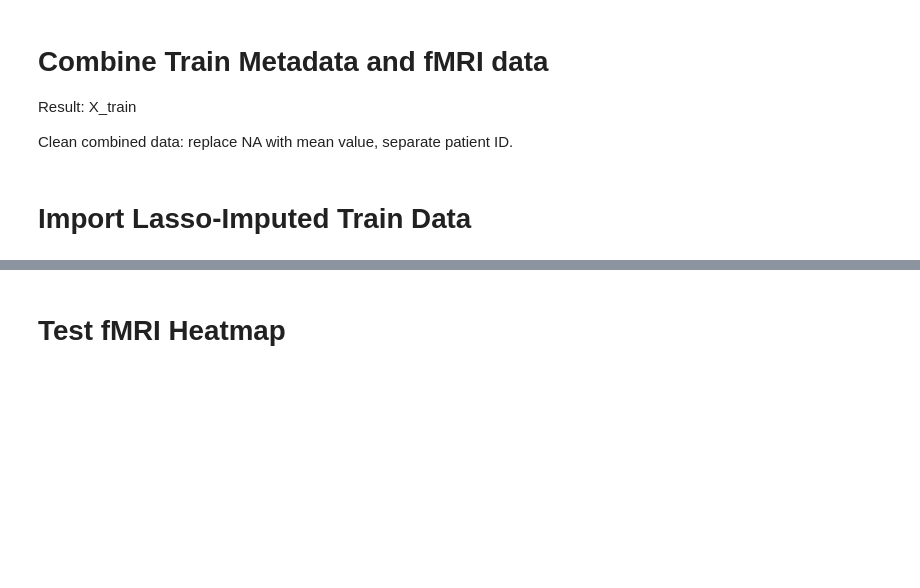
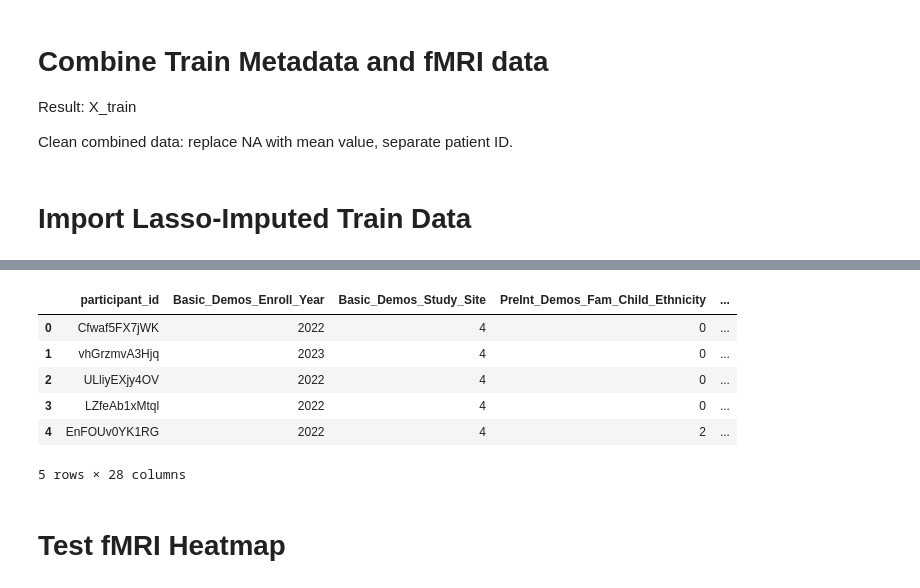
Before and after one commit to jchen0000/widsdatathon2025, a Jupyter notebook: python/Jiaqi.ipynb, the cells around one changed output, grey strips where cells are left out. Drawn from its saved outputs; the diff is of its cells as text; code cells hidden in the pictures; blank space fills up the shorter version.

Commit message:
lasso data

```diff
--- a/python/Jiaqi.ipynb
+++ b/python/Jiaqi.ipynb
@@ -171,3 +216,13 @@ train_quant2.xlsx   100%[===================>] 111.44K  --.-KB/s    in 0.03s
+# %%
+combined_test_data2.head()
+# %% [output]
+|  | participant_id | Basic_Demos_Enroll_Year | Basic_Demos_Study_Site | PreInt_Demos_Fam_Child_Ethnicity | ... |
+| 0 | Cfwaf5FX7jWK | 2022 | 4 | 0 | ... |
+| 1 | vhGrzmvA3Hjq | 2023 | 4 | 0 | ... |
+| 2 | ULliyEXjy4OV | 2022 | 4 | 0 | ... |
+| 3 | LZfeAb1xMtql | 2022 | 4 | 0 | ... |
+| 4 | EnFOUv0YK1RG | 2022 | 4 | 2 | ... |
+5 rows × 28 columns
 # %% [markdown]
 # Test fMRI Heatmap
 # %%
```
Also changed, not shown: parts of 4 cells of this notebook.
